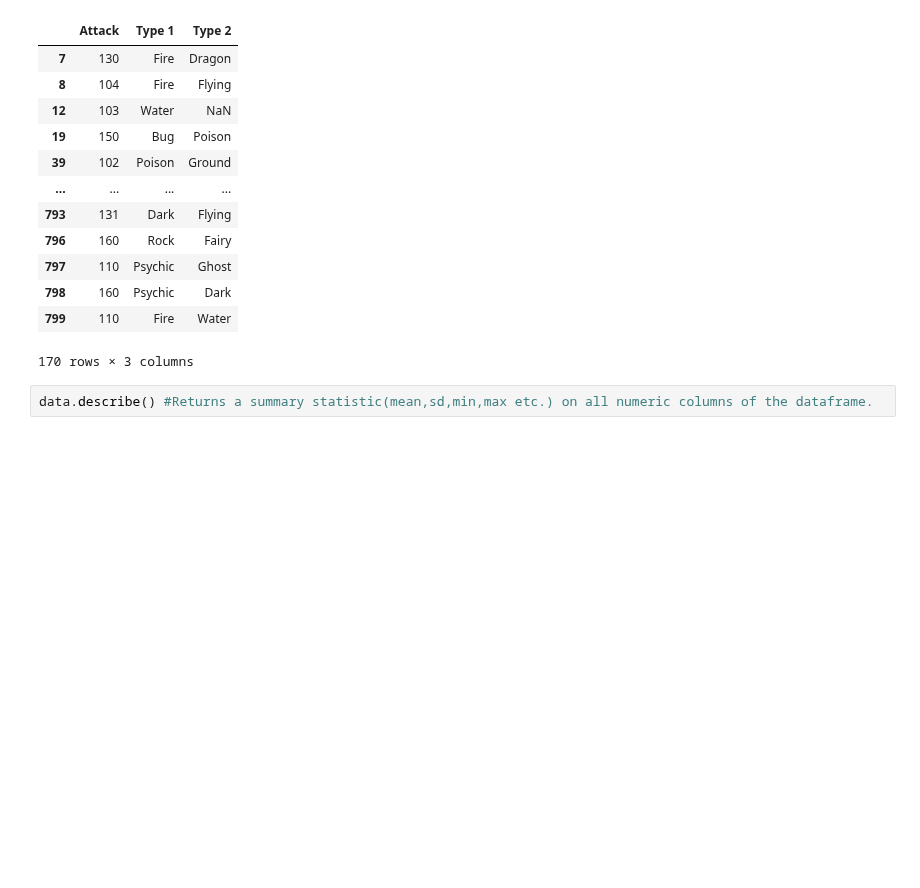
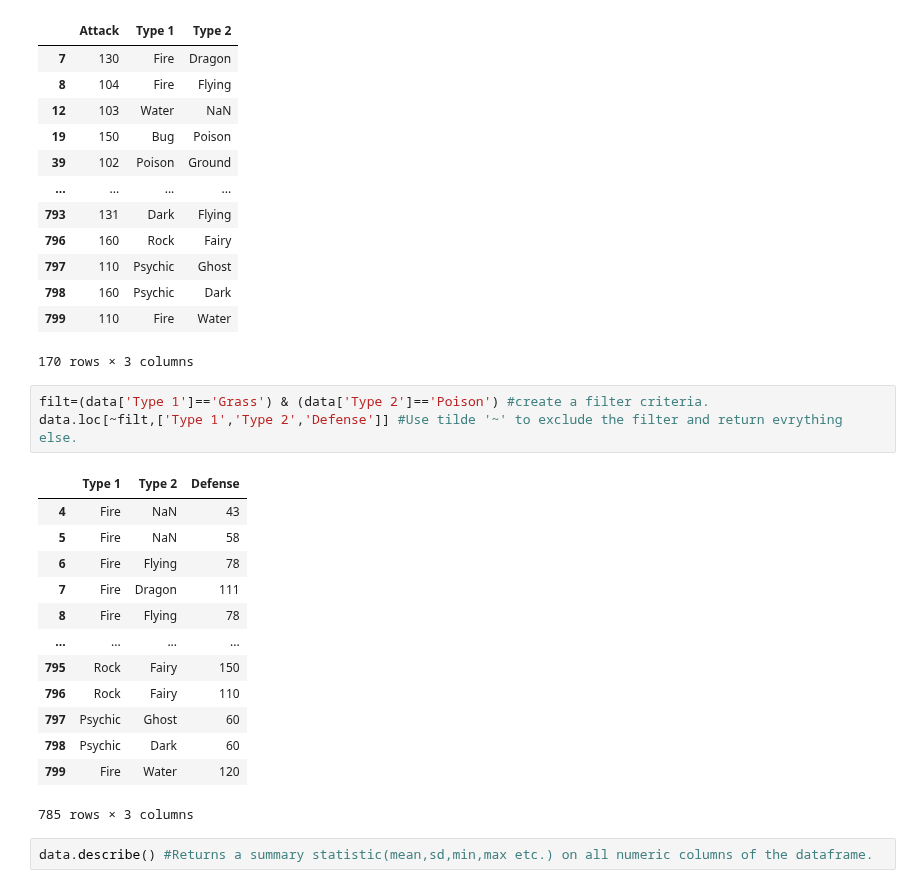
Before and after one commit to Raghav087/Python, a Jupyter notebook: pandas.ipynb, the cells around one changed output. Cells and saved outputs as stored; diff of their text form; blank space fills up the shorter version.

```diff
--- a/pandas.ipynb
+++ b/pandas.ipynb
@@ -211,6 +211,23 @@ data.loc[data['Attack']>100,['Attack','Type 1','Type 2']]
 | 798 | 160 | Psychic | Dark |
 | 799 | 110 | Fire | Water |
 170 rows × 3 columns
+# %%
+filt=(data['Type 1']=='Grass') & (data['Type 2']=='Poison') #create a filter criteria.
+data.loc[~filt,['Type 1','Type 2','Defense']] #Use tilde '~' to exclude the filter and return evrything else.
+# %% [output]
+|  | Type 1 | Type 2 | Defense |
+| 4 | Fire | NaN | 43 |
+| 5 | Fire | NaN | 58 |
+| 6 | Fire | Flying | 78 |
+| 7 | Fire | Dragon | 111 |
+| 8 | Fire | Flying | 78 |
+| ... | ... | ... | ... |
+| 795 | Rock | Fairy | 150 |
+| 796 | Rock | Fairy | 110 |
+| 797 | Psychic | Ghost | 60 |
+| 798 | Psychic | Dark | 60 |
+| 799 | Fire | Water | 120 |
+785 rows × 3 columns
 # %%
 data.describe() #Returns a summary statistic(mean,sd,min,max etc.) on all numeric columns of the dataframe.
 # %% [output]
```
Also changed, not shown: parts of 1 cell of this notebook.
